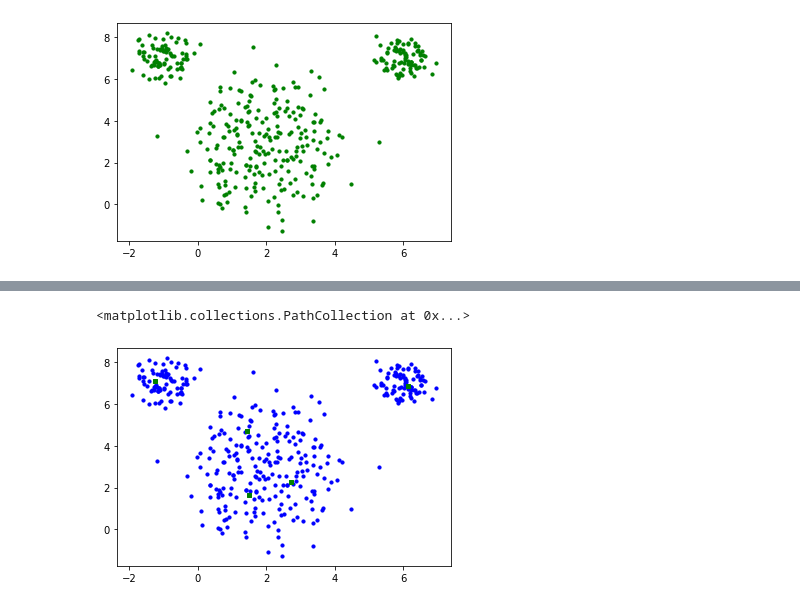
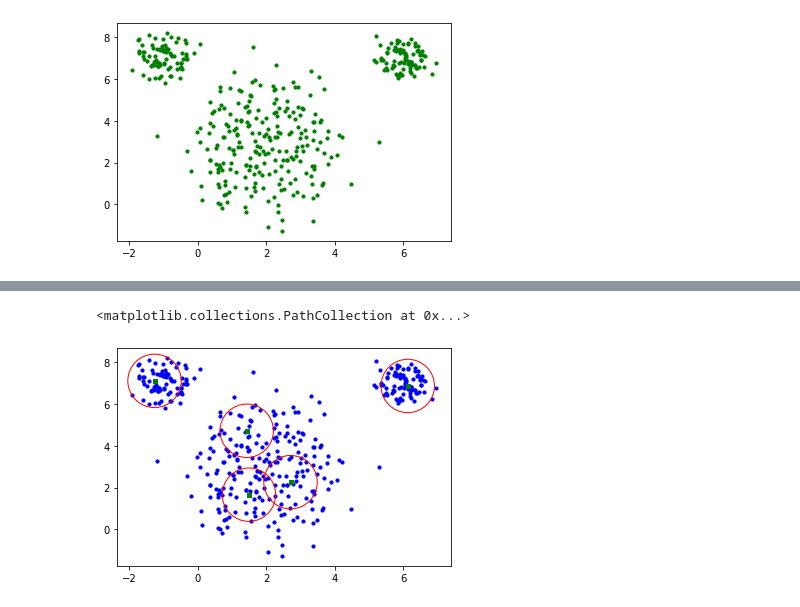
Before and after one commit to carmelocs/Shattering-Distribution-for-Active-Learning, a Jupyter notebook: python/Demo.ipynb, the cells around one changed output, grey strips where cells are left out. Saved outputs shown, nothing was run; the diff lists cells and outputs as text; code cells hidden in the pictures.

```diff
--- a/python/Demo.ipynb
+++ b/python/Demo.ipynb
@@ -153,13 +153,17 @@ print(radius)
 # %%
 import matplotlib.pyplot as plt
 
 # kmeans = KMeans(n_clusters=5).fit(data)
 # center = kmeans.cluster_centers_
 # print(center)
 
 fig = plt.figure()
+# ax = fig.add_subplot(1, 1, 1)
 plt.scatter(data[id, 0], data[id, 1], c='b', s=10)
 plt.scatter(center[:, 0], center[:, 1], c='g', marker='s', s=10)
+plt.scatter(center[:, 0], center[:, 1], c='', marker='o', edgecolors='r', s=4000*radius)
+# circle = plt.Circle(center[:, 0], center[:, 1], radius)
+# ax.add_patch(circle)
 # %% [output]
 <matplotlib.collections.PathCollection at 0x...>
-[figure, old version]
+[figure, new version]
```
Also changed, not shown: parts of 1 cell of this notebook.
